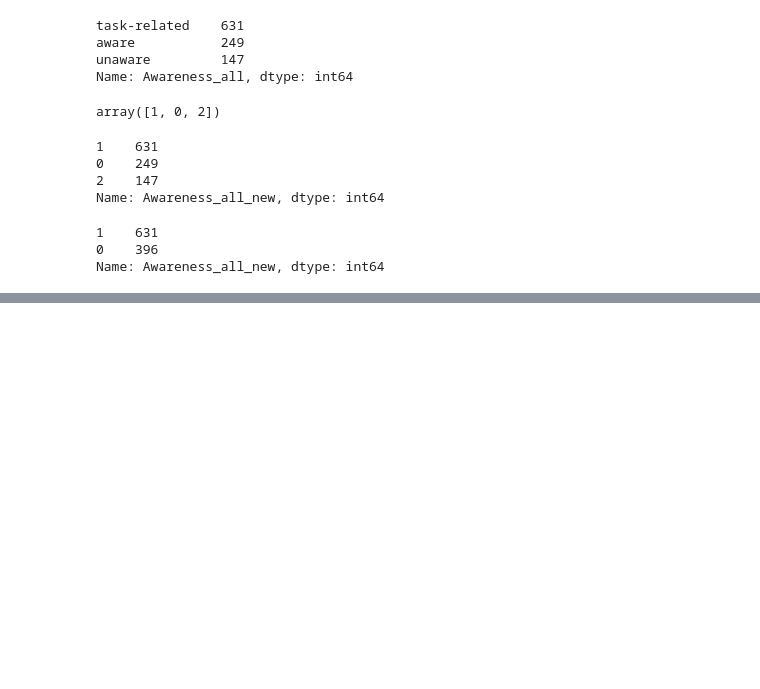
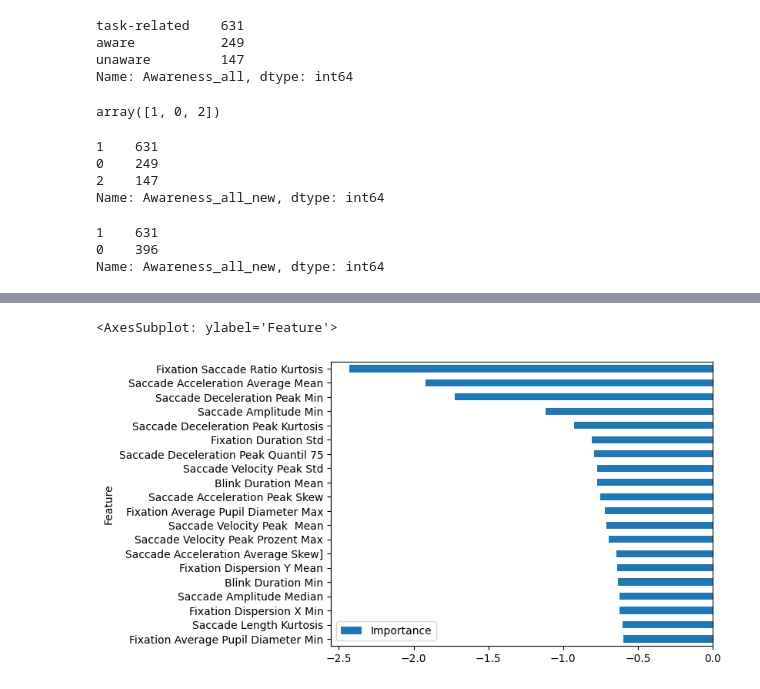
Before and after one commit to juverse/Mind-Wandering-Detection, a Jupyter notebook: Model Building/MW_prediction_Smote_Balancing.ipynb, the cells around one changed output, grey strips where cells are left out. Saved outputs shown, nothing was run; the diff lists cells and outputs as text; code cells hidden in the pictures; blank space fills up the shorter version.

```diff
--- a/Model Building/MW_prediction_Smote_Balancing.ipynb
+++ b/Model Building/MW_prediction_Smote_Balancing.ipynb
@@ -413,0 +769,27 @@ recall for fold 1977:
+# %%
+##################### Feature Importance SVC #####################
+
+sgk = StratifiedGroupKFold(n_splits=5, shuffle=True, random_state=529)
+
+fold = 0
+data = []
+### stratifies group k fold
+for train_index, test_index in sgk.split(X, y, groups):
+    X_train, X_test = X.loc[train_index], X.loc[test_index]
+    y_train, y_test = y.loc[train_index], y.loc[test_index]
+
+    # Fit Model on Train
+    pipe.fit(X_train, y_train)
+
+    y_pred = pipe.predict(X_test)
+
+    # model performance
+    print(classification_report(y_test, y_pred))
+
+    svm = pipe[-1]
+
+    # making a pandas dataframe
+    data.append(list(zip(new_feature_names,svm.coef_[0]))) #tupel
+
+    fold += 1
+    break
@@ -413,0 +805,11 @@ recall for fold 1977:
+# %%
+# to get average of all folds
+df = pd.DataFrame(data[0], columns=['Feature', 'Importance'])
+for i in range(1,len(data)):
+    fold = pd.DataFrame(data[i], columns=['Feature', 'Importance'])
+    df = pd.concat([df, fold])
+
+# to see feature importance
+df_importances = df.groupby("Feature").mean().reset_index().sort_values(by='Importance', ascending=False)
+df_importances
+df_importances.head(20)
@@ -413,0 +854,5 @@ recall for fold 1977:
+# %%
+df_importances.tail(20).plot.barh(x='Feature', y='Importance')
+# %% [output]
+<AxesSubplot: ylabel='Feature'>
+[figure, added]
```
Also changed, not shown: parts of 36 cells of this notebook, 4 other files.
